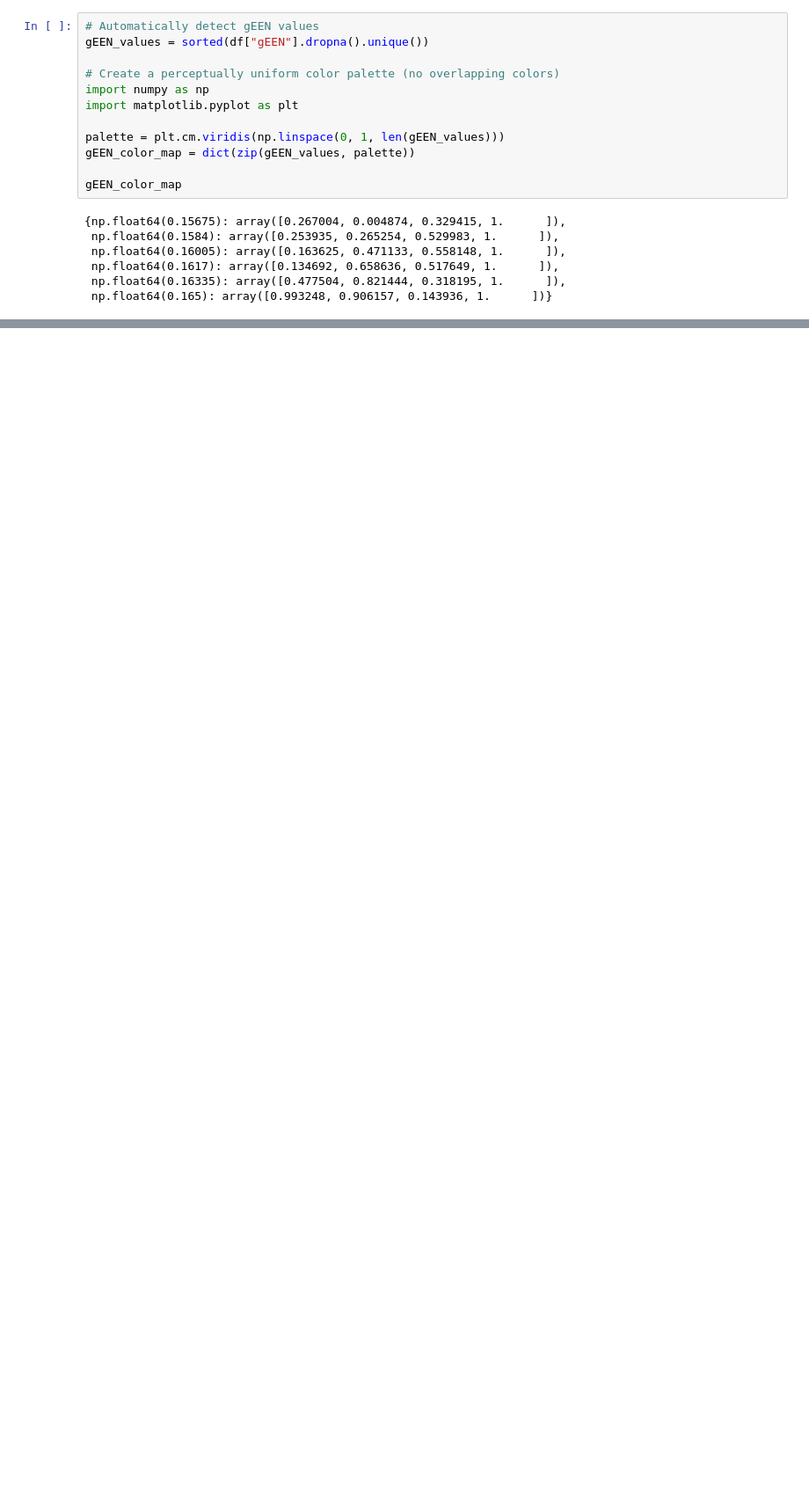
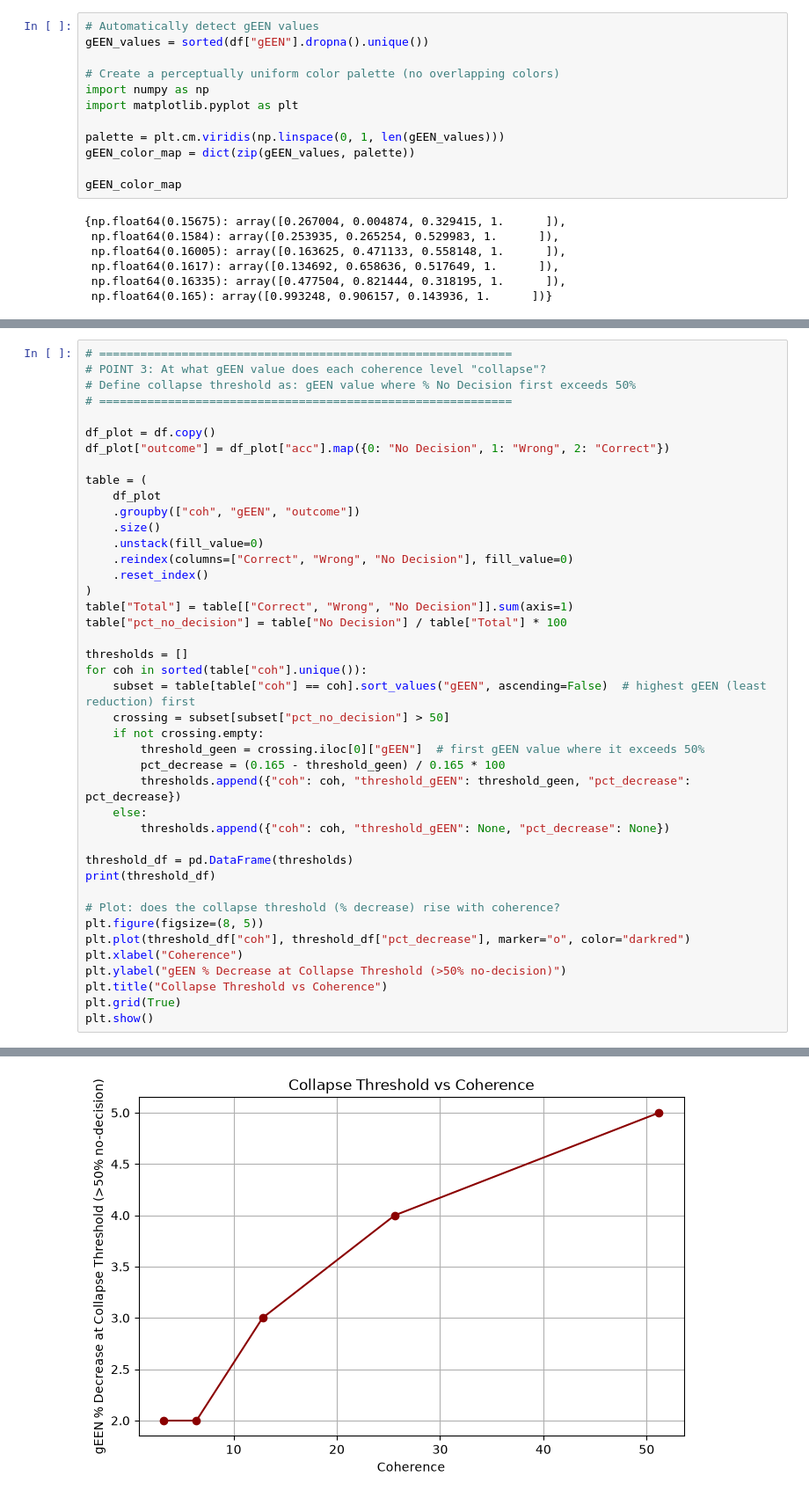
Before and after one commit to talhayounas2028-neuro/neuro, a Jupyter notebook: overview-analysis_gEEN.ipynb, the cells around one changed output, grey strips where cells are left out. Shown at 88% size. Saved outputs shown, nothing was run; the diff lists cells and outputs as text; blank space fills up the shorter version.

```diff
--- a/overview-analysis_gEEN.ipynb
+++ b/overview-analysis_gEEN.ipynb
@@ -175,0 +293,43 @@ plt.show()
+# %%
+# ============================================================
+# POINT 3: At what gEEN value does each coherence level "collapse"?
+# Define collapse threshold as: gEEN value where % No Decision first exceeds 50%
+# ============================================================
+
+df_plot = df.copy()
+df_plot["outcome"] = df_plot["acc"].map({0: "No Decision", 1: "Wrong", 2: "Correct"})
+
+table = (
+    df_plot
+    .groupby(["coh", "gEEN", "outcome"])
+    .size()
+    .unstack(fill_value=0)
+    .reindex(columns=["Correct", "Wrong", "No Decision"], fill_value=0)
+    .reset_index()
+)
+table["Total"] = table[["Correct", "Wrong", "No Decision"]].sum(axis=1)
+table["pct_no_decision"] = table["No Decision"] / table["Total"] * 100
+
+thresholds = []
+for coh in sorted(table["coh"].unique()):
+    subset = table[table["coh"] == coh].sort_values("gEEN", ascending=False)  # highest gEEN (least reduction) first
+    crossing = subset[subset["pct_no_decision"] > 50]
+    if not crossing.empty:
+        threshold_geen = crossing.iloc[0]["gEEN"]  # first gEEN value where it exceeds 50%
+        pct_decrease = (0.165 - threshold_geen) / 0.165 * 100
+        thresholds.append({"coh": coh, "threshold_gEEN": threshold_geen, "pct_decrease": pct_decrease})
+    else:
+        thresholds.append({"coh": coh, "threshold_gEEN": None, "pct_decrease": None})
+
+threshold_df = pd.DataFrame(thresholds)
+print(threshold_df)
+
+# Plot: does the collapse threshold (% decrease) rise with coherence?
+plt.figure(figsize=(8, 5))
+plt.plot(threshold_df["coh"], threshold_df["pct_decrease"], marker="o", color="darkred")
+plt.xlabel("Coherence")
+plt.ylabel("gEEN % Decrease at Collapse Threshold (>50% no-decision)")
+plt.title("Collapse Threshold vs Coherence")
+plt.grid(True)
+plt.show()
+# %% [output]
@@ -175,0 +342 @@ plt.show()
+[figure, added]
```
Also changed, not shown: parts of 10 cells of this notebook, 4 other files.
